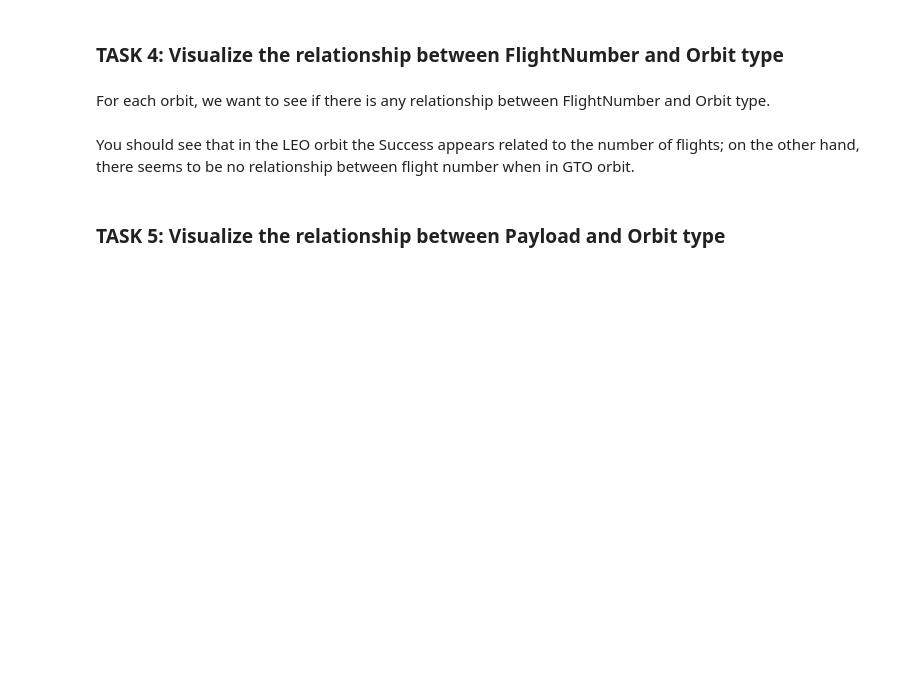
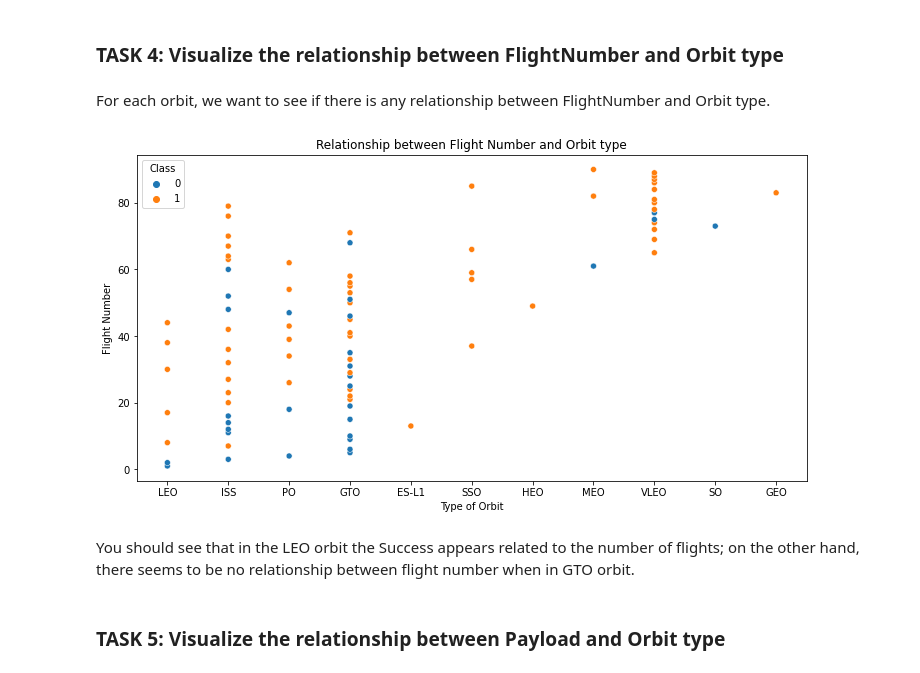
Before and after one commit to leonsor/Capstone-Data-Science, a Jupyter notebook: EDA using Data Visualisation.ipynb, the cells around one changed output. Saved outputs shown, nothing was run; the diff lists cells and outputs as text; code cells hidden in the pictures; blank space fills up the shorter version.

```diff
--- a/EDA using Data Visualisation.ipynb
+++ b/EDA using Data Visualisation.ipynb
@@ -149,6 +147,14 @@ Analyze the ploted bar chart try to find which orbits have high sucess rate.
 For each orbit, we want to see if there is any relationship between FlightNumber and Orbit type.
 # %%
 # Plot a scatter point chart with x axis to be FlightNumber and y axis to be the Orbit, and hue to be the class value
+fig, ax=plt.subplots(figsize=(12,6))
+sns.scatterplot(x='Orbit', y='FlightNumber', data=df, hue='Class')
+plt.xlabel('Type of Orbit')
+plt.ylabel('Flight Number')
+plt.title('Relationship between Flight Number and Orbit type')
+plt.show()
+# %% [output]
+[figure, added]
 # %% [markdown]
 You should see that in the LEO orbit the Success appears related to the number of flights; on the other hand, there seems to be no relationship between flight number when in GTO orbit.
 # %% [markdown]
```
Also changed, not shown: parts of 9 cells of this notebook.
